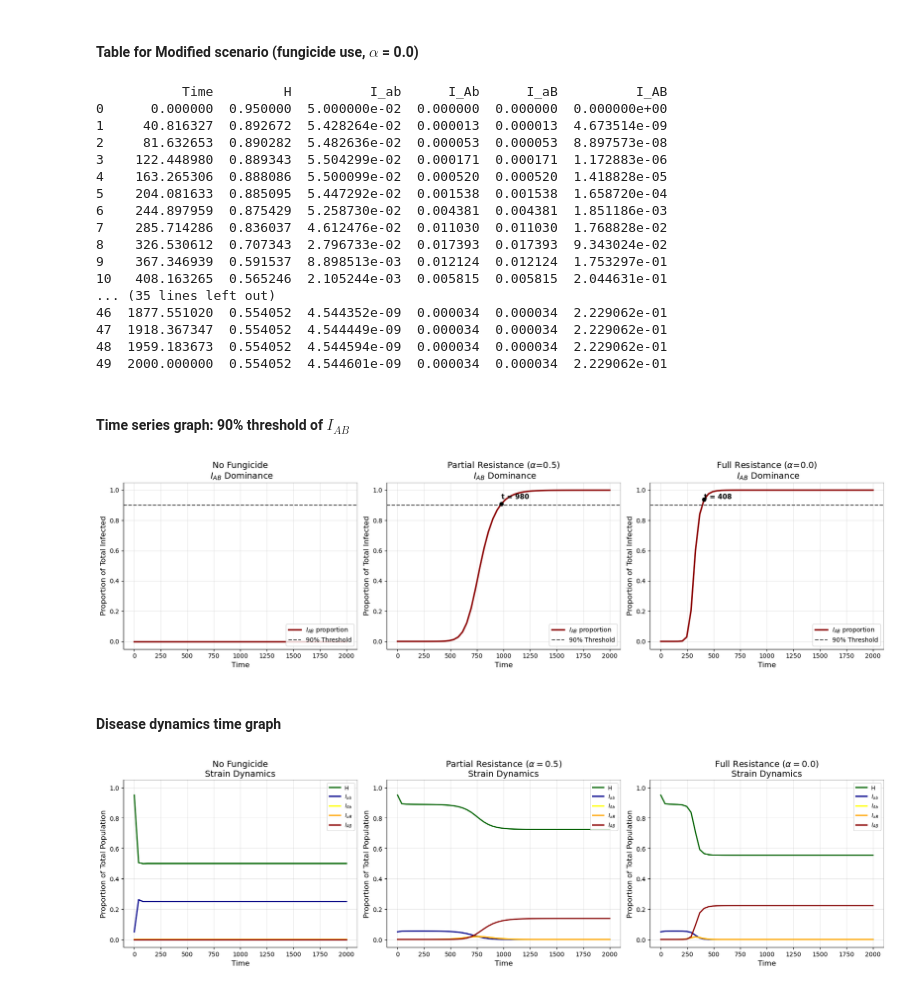
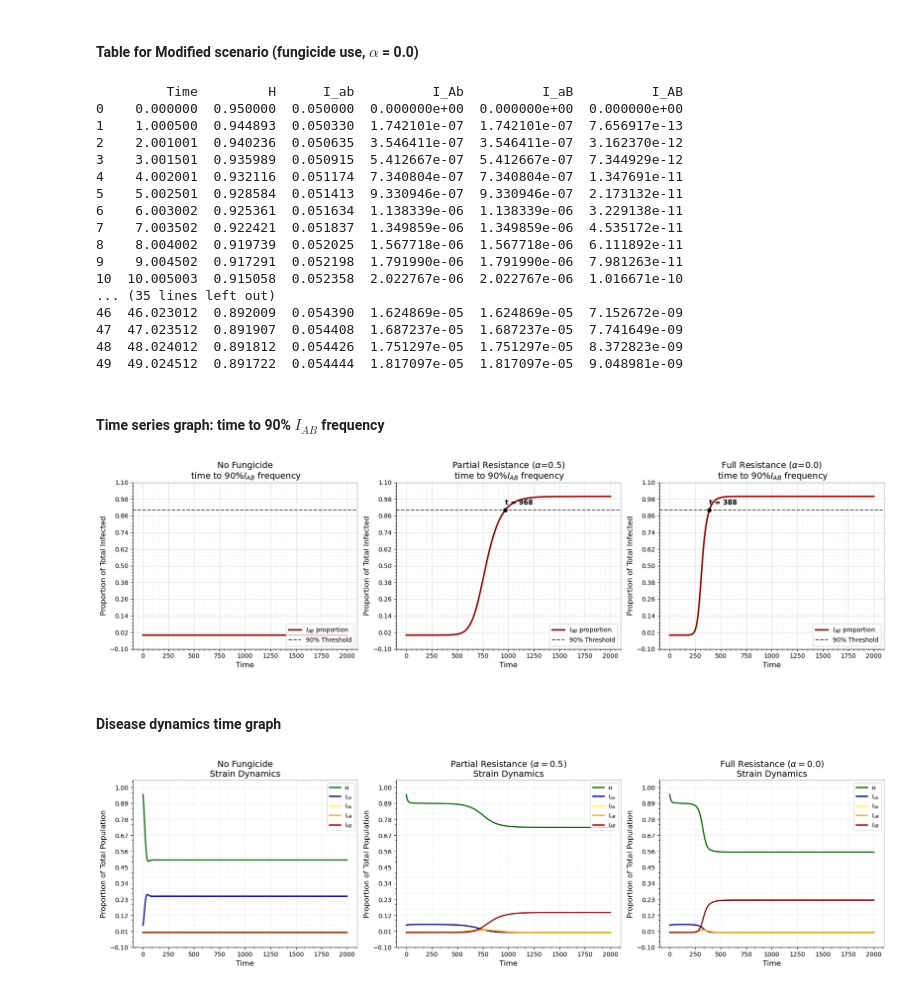
Before and after one commit to NGorga/MDR_different-genotypes, a Jupyter notebook: MDR_different genotypes.ipynb, the cells around one changed output. Saved outputs shown, nothing was run; the diff lists cells and outputs as text; code cells hidden in the pictures.

```diff
--- a/MDR_different genotypes.ipynb
+++ b/MDR_different genotypes.ipynb
@@ -31,7 +32,7 @@ y0 = [0.95,
       0.0,
       0.0,
       0.0]
-t = np.linspace(0, 2000, 50)
+t = np.linspace(0, 2000, 2000)
 # %% [markdown]
 #### Transmission rates and fungicide efficacy
 # %%
@@ -287,25 +287,25 @@ df_time = pd.DataFrame({
 #print (df_time.head(25))
 print(df_time.head(50))
 # %% [output]
-           Time         H          I_ab      I_Ab      I_aB          I_AB
-0      0.000000  0.950000  5.000000e-02  0.000000  0.000000  0.000000e+00
-1     40.816327  0.892672  5.428264e-02  0.000013  0.000013  4.673514e-09
-2     81.632653  0.890282  5.482636e-02  0.000053  0.000053  8.897573e-08
-3    122.448980  0.889343  5.504299e-02  0.000171  0.000171  1.172883e-06
-4    163.265306  0.888086  5.500099e-02  0.000520  0.000520  1.418828e-05
-5    204.081633  0.885095  5.447292e-02  0.001538  0.001538  1.658720e-04
-6    244.897959  0.875429  5.258730e-02  0.004381  0.004381  1.851186e-03
-7    285.714286  0.836037  4.612476e-02  0.011030  0.011030  1.768828e-02
-8    326.530612  0.707343  2.796733e-02  0.017393  0.017393  9.343024e-02
-9    367.346939  0.591537  8.898513e-03  0.012124  0.012124  1.753297e-01
-10   408.163265  0.565246  2.105244e-03  0.005815  0.005815  2.044631e-01
+         Time         H      I_ab          I_Ab          I_aB          I_AB
+0    0.000000  0.950000  0.050000  0.000000e+00  0.000000e+00  0.000000e+00
+1    1.000500  0.944893  0.050330  1.742101e-07  1.742101e-07  7.656917e-13
+2    2.001001  0.940236  0.050635  3.546411e-07  3.546411e-07  3.162370e-12
+3    3.001501  0.935989  0.050915  5.412667e-07  5.412667e-07  7.344929e-12
+4    4.002001  0.932116  0.051174  7.340804e-07  7.340804e-07  1.347691e-11
+5    5.002501  0.928584  0.051413  9.330946e-07  9.330946e-07  2.173132e-11
+6    6.003002  0.925361  0.051634  1.138339e-06  1.138339e-06  3.229138e-11
+7    7.003502  0.922421  0.051837  1.349859e-06  1.349859e-06  4.535172e-11
+8    8.004002  0.919739  0.052025  1.567718e-06  1.567718e-06  6.111892e-11
+9    9.004502  0.917291  0.052198  1.791990e-06  1.791990e-06  7.981263e-11
+10  10.005003  0.915058  0.052358  2.022767e-06  2.022767e-06  1.016671e-10
 ... (35 lines left out)
-46  1877.551020  0.554052  4.544352e-09  0.000034  0.000034  2.229062e-01
-47  1918.367347  0.554052  4.544449e-09  0.000034  0.000034  2.229062e-01
-48  1959.183673  0.554052  4.544594e-09  0.000034  0.000034  2.229062e-01
-49  2000.000000  0.554052  4.544601e-09  0.000034  0.000034  2.229062e-01
+46  46.023012  0.892009  0.054390  1.624869e-05  1.624869e-05  7.152672e-09
+47  47.023512  0.891907  0.054408  1.687237e-05  1.687237e-05  7.741649e-09
+48  48.024012  0.891812  0.054426  1.751297e-05  1.751297e-05  8.372823e-09
+49  49.024512  0.891722  0.054444  1.817097e-05  1.817097e-05  9.048981e-09
 # %% [markdown]
-#### Time series graph: 90% threshold of $I_{AB}$
+#### Time series graph: time to 90% $I_{AB}$ frequency
 # %%
 fig, axes = plt.subplots(1, 3, figsize=(18, 5), dpi=100)
 
@@ -334,21 +334,34 @@ for i, (title, sol) in enumerate(scenarios):
         ax.plot(hit_time, I_AB_proportion[indices[0]], 'ko')
         ax.text(hit_time, 0.94, f't = {hit_time:.0f}', fontsize=11, fontweight='bold')
 
-    ax.set_title(title + "\n $I_{AB}$ Dominance", fontsize=14)
+    ax.set_title(title + "\n time to 90%$I_{AB}$ frequency ", fontsize=14)
     ax.set_xlabel("Time", fontsize=12)
     ax.set_ylabel("Proportion of Total Infected", fontsize=12)
 
-    ax.set_ylim(-0.05, 1.05)
+    ax.set_ylim(-0.05, 1.1)
+    ax.set_yticks(np.linspace(-0.1, 1.1, 11))
     ax.legend(loc='lower right')
     ax.grid(True, alpha=0.3)
 
     ax.spines["top"].set_alpha(0.3)
     ax.spines["right"].set_alpha(0.3)
 
+    ax.minorticks_on()
+    ax.xaxis.set_minor_locator(ticker.AutoMinorLocator(5))
+    ax.yaxis.set_minor_locator(ticker.AutoMinorLocator(5))
+
+    ax.grid(True, which='major', alpha=0.4)
+    ax.grid(True, which='minor', alpha=0.2, linestyle=':')
+
+    ax.spines["top"].set_alpha(0.3)
+    ax.spines["right"].set_alpha(0.3)
+
+
+
 plt.tight_layout()
 plt.show()
 # %% [output]
-[figure, old version]
+[figure, new version]
 # %% [markdown]
 #### Disease dynamics time graph
 # %%
@@ -357,31 +370,42 @@ fig, axes = plt.subplots(1, 3, figsize=(18, 5), dpi=100)
 scenarios = [
     ("No Fungicide", sol_no_fungicide),
     ("Partial Resistance ($\\alpha=0.5$)", sol_w_fungicide_05),
     ("Full Resistance ($\\alpha=0.0$)", sol_w_fungicide_0)
 ]
 
 labels = ['H', '$I_{ab}$', '$I_{Ab}$', '$I_{aB}$', '$I_{AB}$']
 colors = ['darkgreen', 'darkblue', 'yellow', 'orange', 'darkred']
 
 for i, (title, sol) in enumerate(scenarios):
     ax = axes[i]
 
     for j in range(5):
         ax.plot(t, sol[:, j], color=colors[j], linewidth=2, label=labels[j])
 
     ax.set_title(title + "\nStrain Dynamics", fontsize=14)
     ax.set_xlabel("Time", fontsize=12)
     ax.set_ylabel("Proportion of Total Population", fontsize=12)
 
     ax.set_ylim(-0.05, 1.05)
+    ax.set_yticks(np.linspace(-0.1, 1, 11))
 
     ax.legend(loc='upper right', fontsize=9)
     ax.grid(True, alpha=0.3)
 
     ax.spines["top"].set_alpha(0.3)
     ax.spines["right"].set_alpha(0.3)
 
+    ax.minorticks_on()
+    ax.xaxis.set_minor_locator(ticker.AutoMinorLocator(3))
+    ax.yaxis.set_minor_locator(ticker.AutoMinorLocator(3))
+
+    ax.grid(True, which='major', alpha=0.2)
+    ax.grid(True, which='minor', alpha=0.2, linestyle = ':')
+
+    ax.spines["top"].set_alpha(0.3)
+    ax.spines["right"].set_alpha(0.3)
+
 plt.tight_layout()
 plt.show()
 # %% [output]
-[figure, old version]
+[figure, new version]
```
Also changed, not shown: parts of 9 cells of this notebook.
